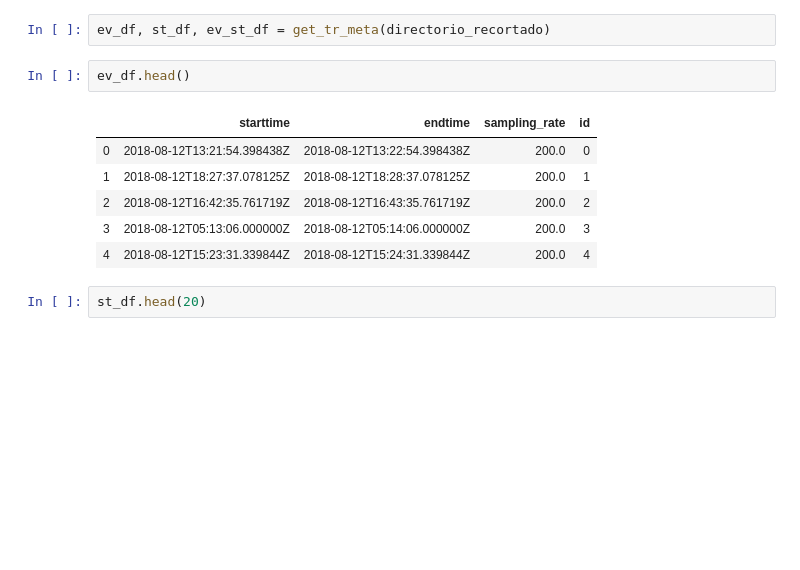
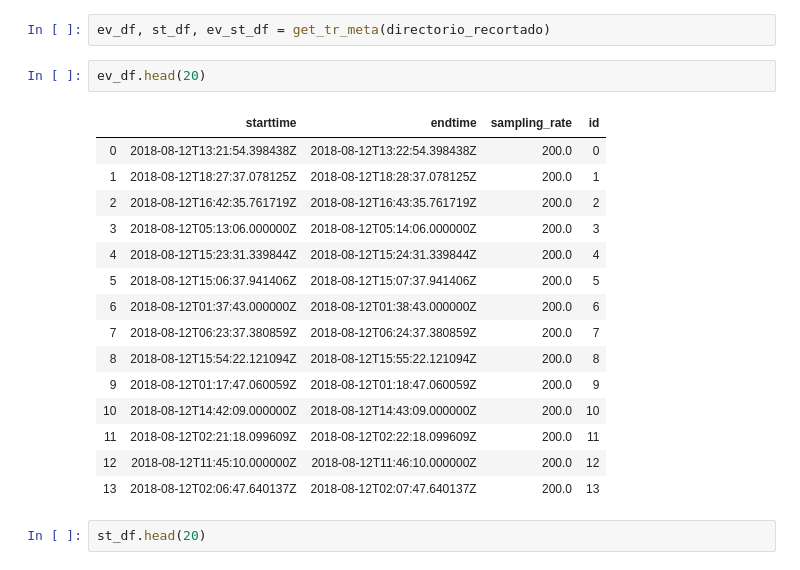
Before and after one commit to CoolingBroski/Mecanismos-Focales-Brecha-Guerrero, a Jupyter notebook: Preprocessing.ipynb, the cells around one changed output. Drawn from its saved outputs; the diff is of its cells as text; blank space fills up the shorter version.

```diff
--- a/Preprocessing.ipynb
+++ b/Preprocessing.ipynb
@@ -129,14 +149,23 @@ Descuidar de altitudes negativas, estblecer en 0 si se da error
 # %%
 ev_df, st_df, ev_st_df = get_tr_meta(directorio_recortado)
 # %%
-ev_df.head()
+ev_df.head(20)
 # %% [output]
 |  | starttime | endtime | sampling_rate | id |
 | 0 | 2018-08-12T13:21:54.398438Z | 2018-08-12T13:22:54.398438Z | 200.0 | 0 |
 | 1 | 2018-08-12T18:27:37.078125Z | 2018-08-12T18:28:37.078125Z | 200.0 | 1 |
 | 2 | 2018-08-12T16:42:35.761719Z | 2018-08-12T16:43:35.761719Z | 200.0 | 2 |
 | 3 | 2018-08-12T05:13:06.000000Z | 2018-08-12T05:14:06.000000Z | 200.0 | 3 |
 | 4 | 2018-08-12T15:23:31.339844Z | 2018-08-12T15:24:31.339844Z | 200.0 | 4 |
+| 5 | 2018-08-12T15:06:37.941406Z | 2018-08-12T15:07:37.941406Z | 200.0 | 5 |
+| 6 | 2018-08-12T01:37:43.000000Z | 2018-08-12T01:38:43.000000Z | 200.0 | 6 |
+| 7 | 2018-08-12T06:23:37.380859Z | 2018-08-12T06:24:37.380859Z | 200.0 | 7 |
+| 8 | 2018-08-12T15:54:22.121094Z | 2018-08-12T15:55:22.121094Z | 200.0 | 8 |
+| 9 | 2018-08-12T01:17:47.060059Z | 2018-08-12T01:18:47.060059Z | 200.0 | 9 |
+| 10 | 2018-08-12T14:42:09.000000Z | 2018-08-12T14:43:09.000000Z | 200.0 | 10 |
+| 11 | 2018-08-12T02:21:18.099609Z | 2018-08-12T02:22:18.099609Z | 200.0 | 11 |
+| 12 | 2018-08-12T11:45:10.000000Z | 2018-08-12T11:46:10.000000Z | 200.0 | 12 |
+| 13 | 2018-08-12T02:06:47.640137Z | 2018-08-12T02:07:47.640137Z | 200.0 | 13 |
 # %%
 st_df.head(20)
 # %% [output]
```
Also changed, not shown: parts of 12 cells of this notebook, 1 other file.
